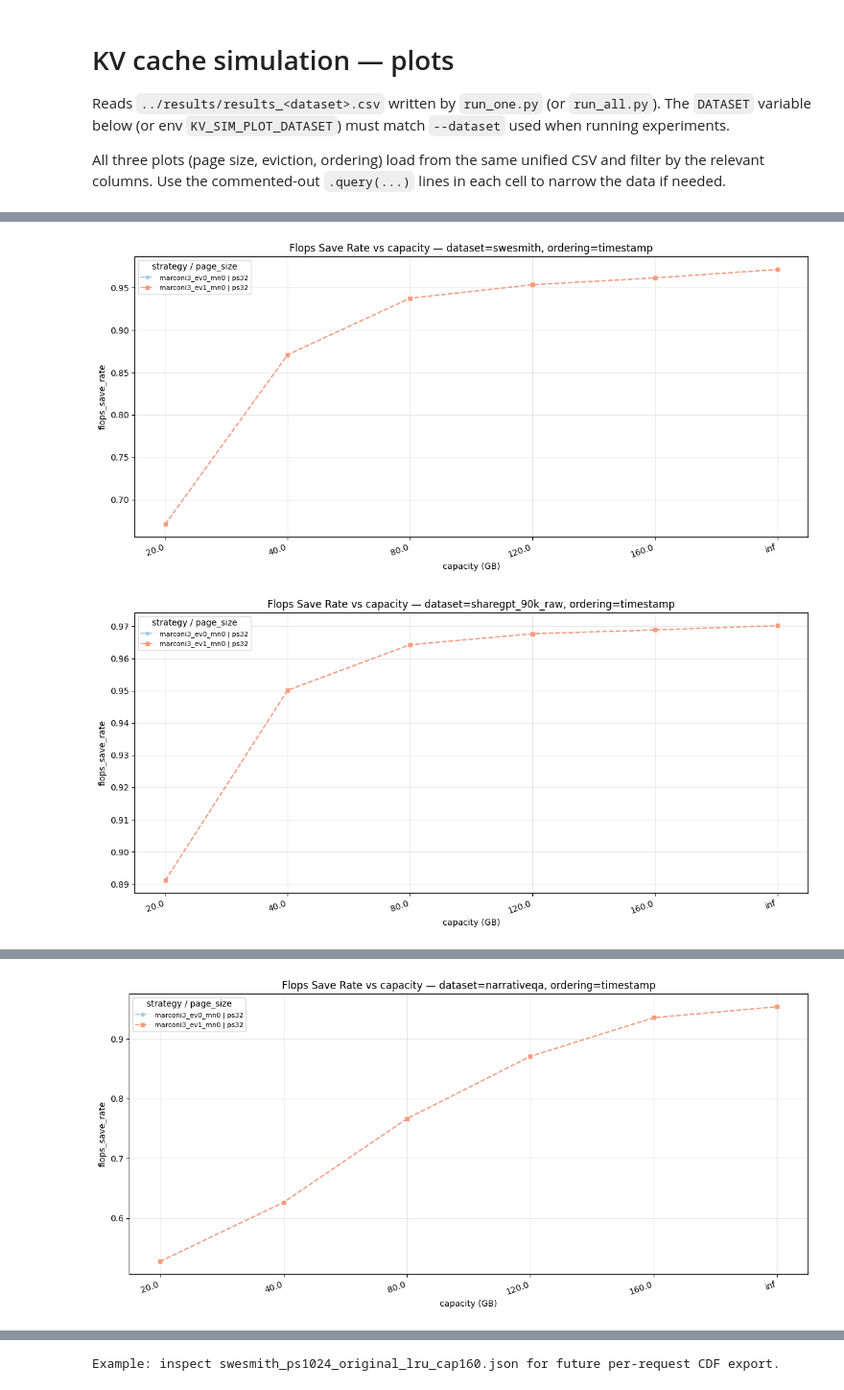
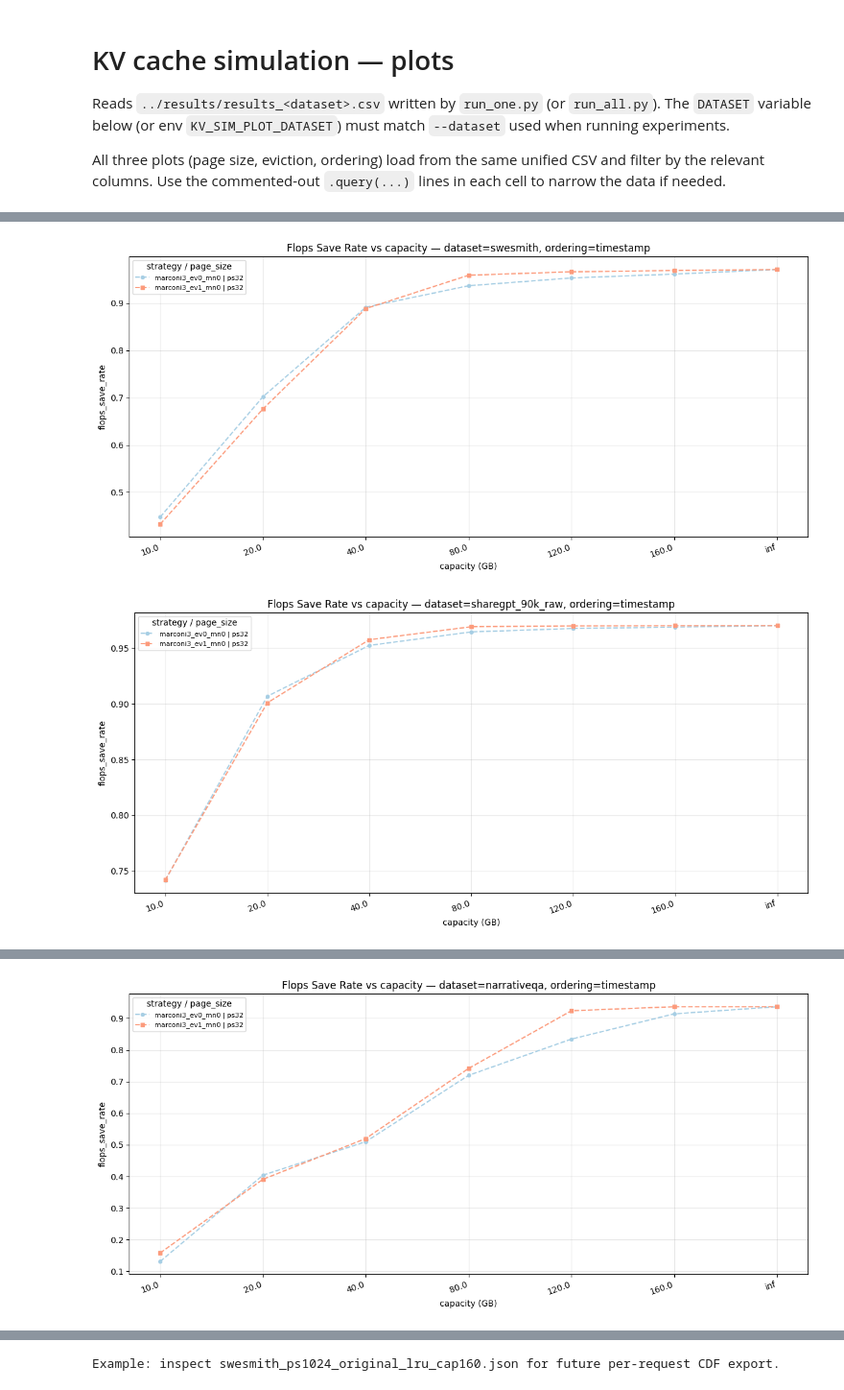
Before and after one commit to howarlii/LLM-prefix-caching-simulator, a Jupyter notebook: analysis/plot_results.ipynb, the cells around one changed output, grey strips where cells are left out. Shown at 96% size. Saved outputs shown, nothing was run; the diff lists cells and outputs as text; code cells hidden in the pictures.

```diff
--- a/analysis/plot_results.ipynb
+++ b/analysis/plot_results.ipynb
@@ -44,7 +44,12 @@ def load_results_csv(dataset: str | None = None) -> pd.DataFrame | None:
     if "num_requests" in df.columns and NUM_REQUESTS is not None:
         unique_vals = df["num_requests"].dropna().unique()
         if len(unique_vals) > 1:
-            df = df[df["num_requests"] == NUM_REQUESTS]
+            if ((df["num_requests"] == NUM_REQUESTS).sum() == 0) and (df["num_requests"].max() < NUM_REQUESTS):
+                print(f"Warning: NUM_REQUESTS={NUM_REQUESTS} exceeds max in data ({df['num_requests'].max()}). No filtering applied.")
+                df = df[df["num_requests"] == df["num_requests"].max()]
+            else:
+                df = df[df["num_requests"] == NUM_REQUESTS]
+
     return df
 # %%
 df_ps = load_results_csv()
@@ -166,33 +171,33 @@ def plot_y_vs_capacity(
         ax.set_xticklabels(xlabels, rotation=20, ha="right")
         ax.set_xlabel("capacity (GB)")
         ax.set_ylabel(y_axis)
         ax.legend(title="strategy / page_size", fontsize=8)
         title = f"{y_axis.replace('_', ' ').title()} vs capacity — dataset={ds}"
         if ordering:
             title += f", ordering={ordering}"
         ax.set_title(title)
         ax.grid(True, alpha=0.3)
 
     plt.tight_layout()
     plt.show()
 
 strategies = ['marconi', 'marconi2', 'marconi2_e0_mn0', 'marconi2_e0_mn1', 'marconi2_e1_mn0']
 strategies = ['marconi3_ev0_mn0', 'marconi3_ev1_mn0']
 page_sizes=[32]
 # page_sizes=[256]
-capacities = range(20, 170, 10)
+capacities = range(10, 170, 10)
 capacities = [float(x) for x in capacities] + [float("inf")]
 
 for ds in ["swesmith", "sharegpt_90k_raw", "narrativeqa", "loogle"]:
     df_cap = load_results_csv(ds)
     plot_y_vs_capacity(
         df_cap,
         y_axis="flops_save_rate",
         page_sizes=page_sizes,
         strategies=strategies,
         ordering=ORDERING,
         capacities=capacities,
     )
 # %% [output]
-[figure, old version]
+[figure, new version]
-[figure, old version]
+[figure, new version]
@@ -199 +205 @@ for ds in ["swesmith", "sharegpt_90k_raw", "narrativeqa", "loogle"]:
-[figure, old version]
+[figure, new version]
```
Also changed, not shown: parts of 4 cells of this notebook, 6 other files.
